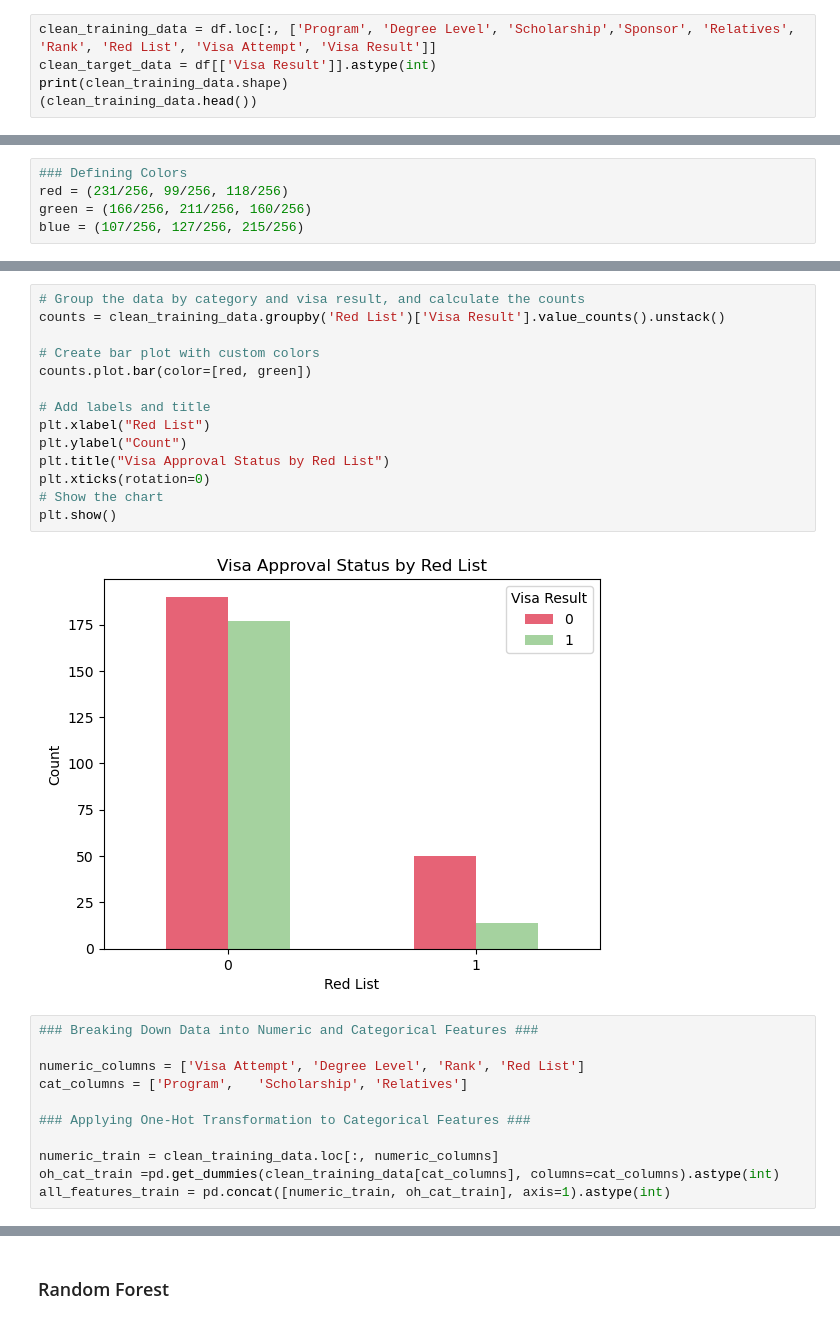
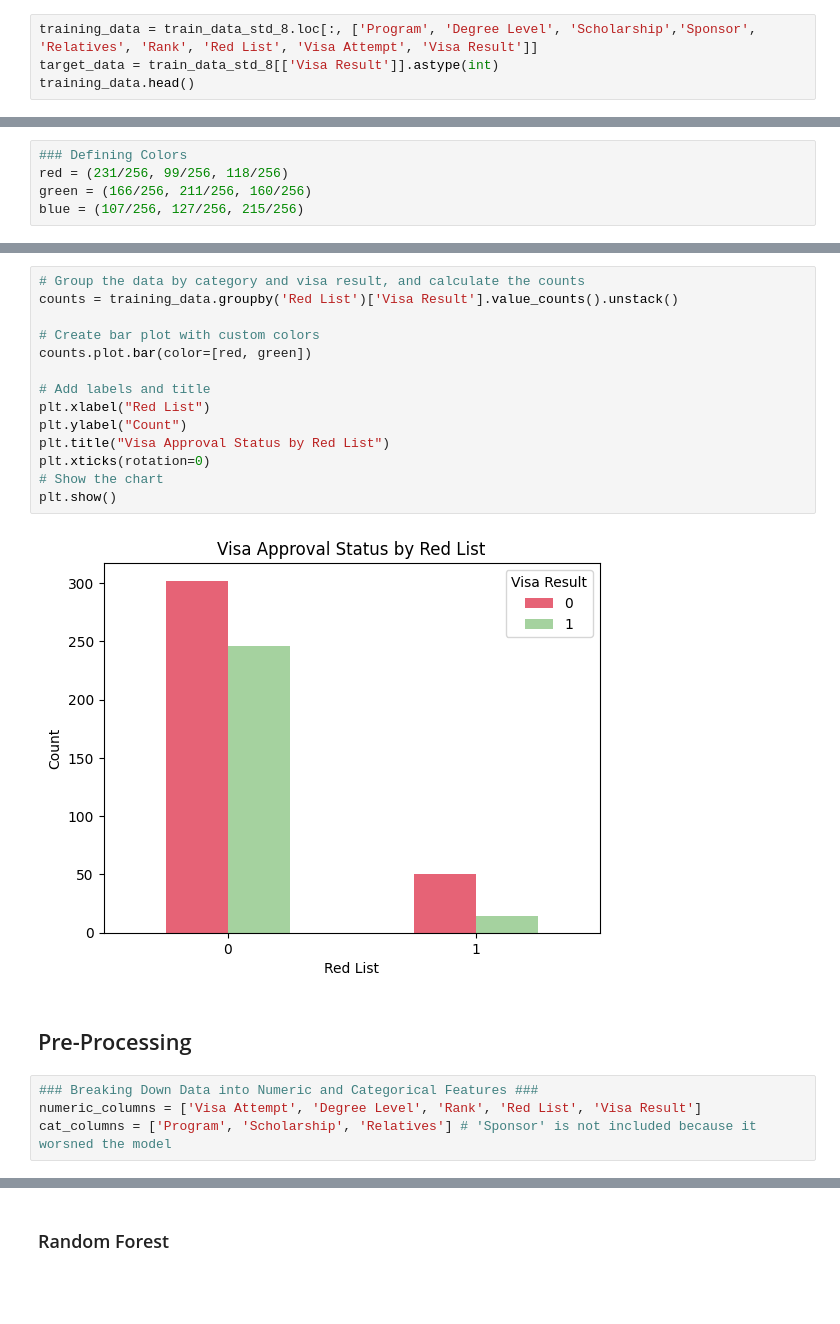
Before and after one commit to AseemShehzad/visa-approval-prediction-model, a Jupyter notebook: Data Modeling.ipynb, the cells around one changed output, grey strips where cells are left out. Saved outputs shown, nothing was run; the diff lists cells and outputs as text; blank space fills up the shorter version.

```diff
--- a/Data Modeling.ipynb
+++ b/Data Modeling.ipynb
@@ -328,6 +251,5 @@ See the caveats in the documentation: https://pandas.pydata.org/pandas-docs/stab
 # %%
-clean_training_data = df.loc[:, ['Program', 'Degree Level', 'Scholarship','Sponsor', 'Relatives', 'Rank', 'Red List', 'Visa Attempt', 'Visa Result']]
-clean_target_data = df[['Visa Result']].astype(int)
-print(clean_training_data.shape)
-(clean_training_data.head())
+training_data = train_data_std_8.loc[:, ['Program', 'Degree Level', 'Scholarship','Sponsor', 'Relatives', 'Rank', 'Red List', 'Visa Attempt', 'Visa Result']]
+target_data = train_data_std_8[['Visa Result']].astype(int)
+training_data.head()
 # %% [output]
@@ -445,27 +366,22 @@ plt.show()
 # %%
 # Group the data by category and visa result, and calculate the counts
-counts = clean_training_data.groupby('Red List')['Visa Result'].value_counts().unstack()
+counts = training_data.groupby('Red List')['Visa Result'].value_counts().unstack()
 
 # Create bar plot with custom colors
 counts.plot.bar(color=[red, green])
 
 # Add labels and title
 plt.xlabel("Red List")
 plt.ylabel("Count")
 plt.title("Visa Approval Status by Red List")
 plt.xticks(rotation=0)
 # Show the chart
 plt.show()
 # %% [output]
-[figure, old version]
+[figure, new version]
+# %% [markdown]
+## Pre-Processing
 # %%
 ### Breaking Down Data into Numeric and Categorical Features ###
-
-numeric_columns = ['Visa Attempt', 'Degree Level', 'Rank', 'Red List']
-cat_columns = ['Program',   'Scholarship', 'Relatives']
-
-### Applying One-Hot Transformation to Categorical Features ###
-
-numeric_train = clean_training_data.loc[:, numeric_columns]
-oh_cat_train =pd.get_dummies(clean_training_data[cat_columns], columns=cat_columns).astype(int)
-all_features_train = pd.concat([numeric_train, oh_cat_train], axis=1).astype(int)
+numeric_columns = ['Visa Attempt', 'Degree Level', 'Rank', 'Red List', 'Visa Result']
+cat_columns = ['Program', 'Scholarship', 'Relatives'] # 'Sponsor' is not included because it worsned the model
```
Also changed, not shown: parts of 35 cells of this notebook, 11 other files.
